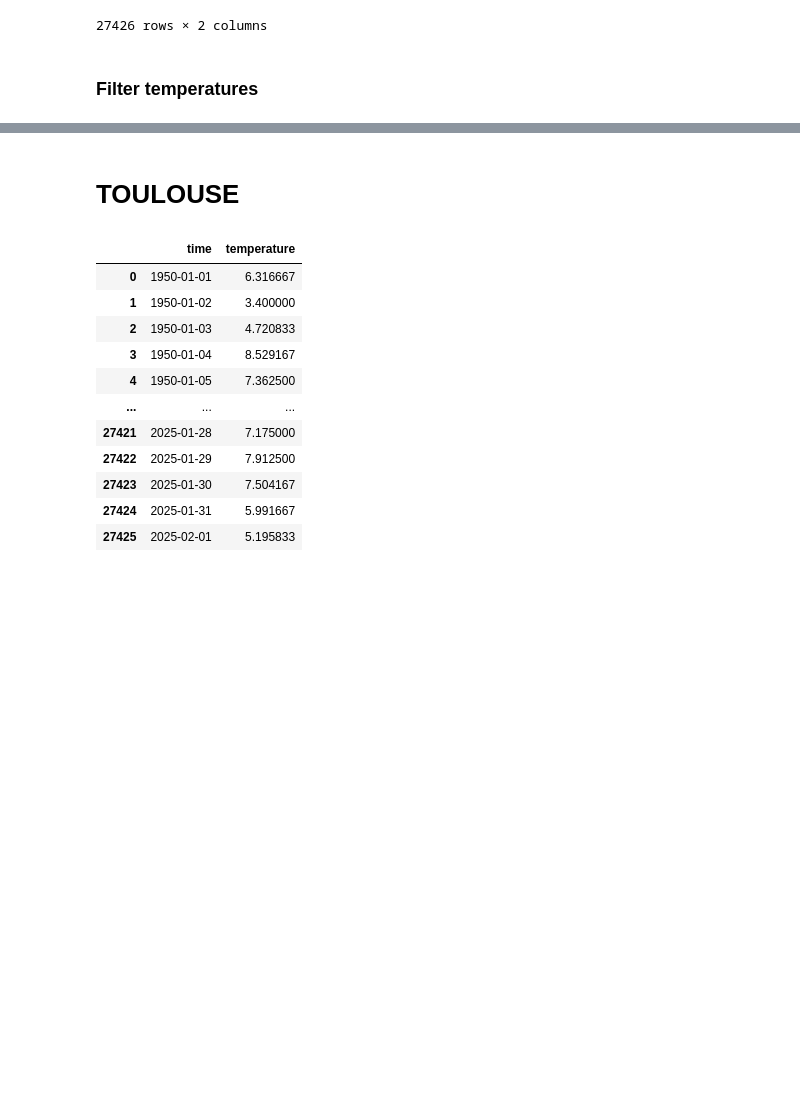
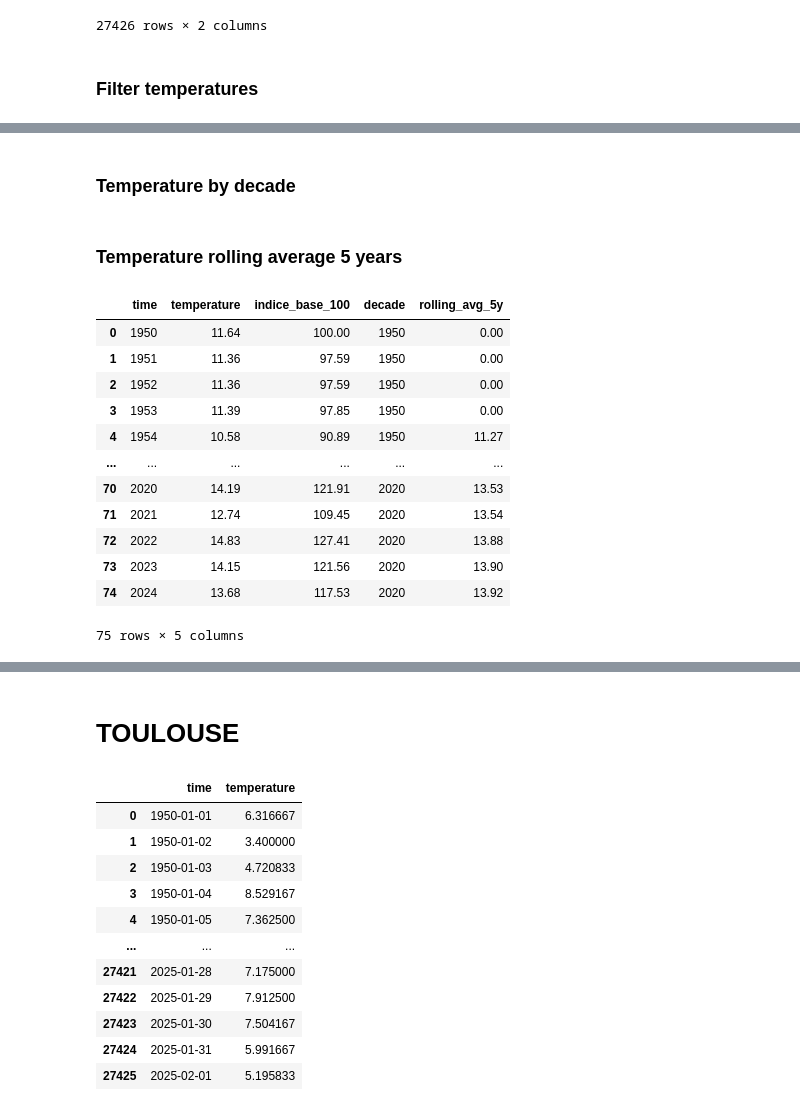
Before and after one commit to canopee-europe/data_analysis, a Jupyter notebook: weather/notebooks/toulouse.ipynb, the cells around one changed output, grey strips where cells are left out. Cells and saved outputs as stored; diff of their text form; code cells hidden in the pictures; blank space fills up the shorter version.

```diff
--- a/weather_api.ipynb
+++ b/weather/notebooks/toulouse.ipynb
@@ -33,7 +33,6 @@ df_gre = df_gre.rename(columns={'temperature_2m':'temperature'})
 
 # Set date format
 df_gre['time'] = pd.to_datetime(df_gre['time'], utc=True)
-df_gre['time'] = pd.to_datetime(df_gre['time'], utc=True)
 # %% [markdown]
 ### Temperature by day (mean)
 # %%
@@ -84,0 +86,5 @@ final_df_occurrences.to_csv("data/weather/meteo_gre_occurrences.csv")
+# %%
+df_gre_by_year = df_gre.groupby(df_gre['time'].dt.year)['temperature'].mean().reset_index()
+df_gre_by_year = df_gre_by_year.iloc[:-1]
+df_gre_by_year['temperature'] = round(df_gre_by_year['temperature'], 2)
+df_gre_by_year
@@ -84,0 +105,10 @@ final_df_occurrences.to_csv("data/weather/meteo_gre_occurrences.csv")
+# %%
+# Base 100 en 1950
+base_1950 = df_gre_by_year[df_gre_by_year['time'] == 1950]['temperature'].values[0]
+
+# Calculer l'indice base 100
+df_gre_by_year['indice_base_100'] = (df_gre_by_year['temperature'] / base_1950) * 100
+df_gre_by_year['indice_base_100'] = round(df_gre_by_year['indice_base_100'], 2)
+df_gre_by_year.to_csv("data/weather/meteo_by_year_base100_1950.csv", index=False)
+# %% [markdown]
+### Temperature by decade
@@ -84,0 +129,23 @@ final_df_occurrences.to_csv("data/weather/meteo_gre_occurrences.csv")
+# %% [markdown]
+### Temperature rolling average 5 years
+# %%
+df_gre_rolling = df_gre_by_year.copy()
+df_gre_rolling['rolling_avg_5y'] = round(df_gre_rolling['temperature'].rolling(window=5).mean(), 2).fillna(0)
+
+df_gre_rolling.to_csv("data/weather/meteo_by_year_rolling.csv", index=False)
+
+df_gre_rolling
+# %% [output]
+|  | time | temperature | indice_base_100 | decade | rolling_avg_5y |
+| 0 | 1950 | 11.64 | 100.00 | 1950 | 0.00 |
+| 1 | 1951 | 11.36 | 97.59 | 1950 | 0.00 |
+| 2 | 1952 | 11.36 | 97.59 | 1950 | 0.00 |
+| 3 | 1953 | 11.39 | 97.85 | 1950 | 0.00 |
+| 4 | 1954 | 10.58 | 90.89 | 1950 | 11.27 |
+| ... | ... | ... | ... | ... | ... |
+| 70 | 2020 | 14.19 | 121.91 | 2020 | 13.53 |
+| 71 | 2021 | 12.74 | 109.45 | 2020 | 13.54 |
+| 72 | 2022 | 14.83 | 127.41 | 2020 | 13.88 |
+| 73 | 2023 | 14.15 | 121.56 | 2020 | 13.90 |
+| 74 | 2024 | 13.68 | 117.53 | 2020 | 13.92 |
+75 rows × 5 columns
```
Also changed, not shown: parts of 7 cells of this notebook, 12 other files.
